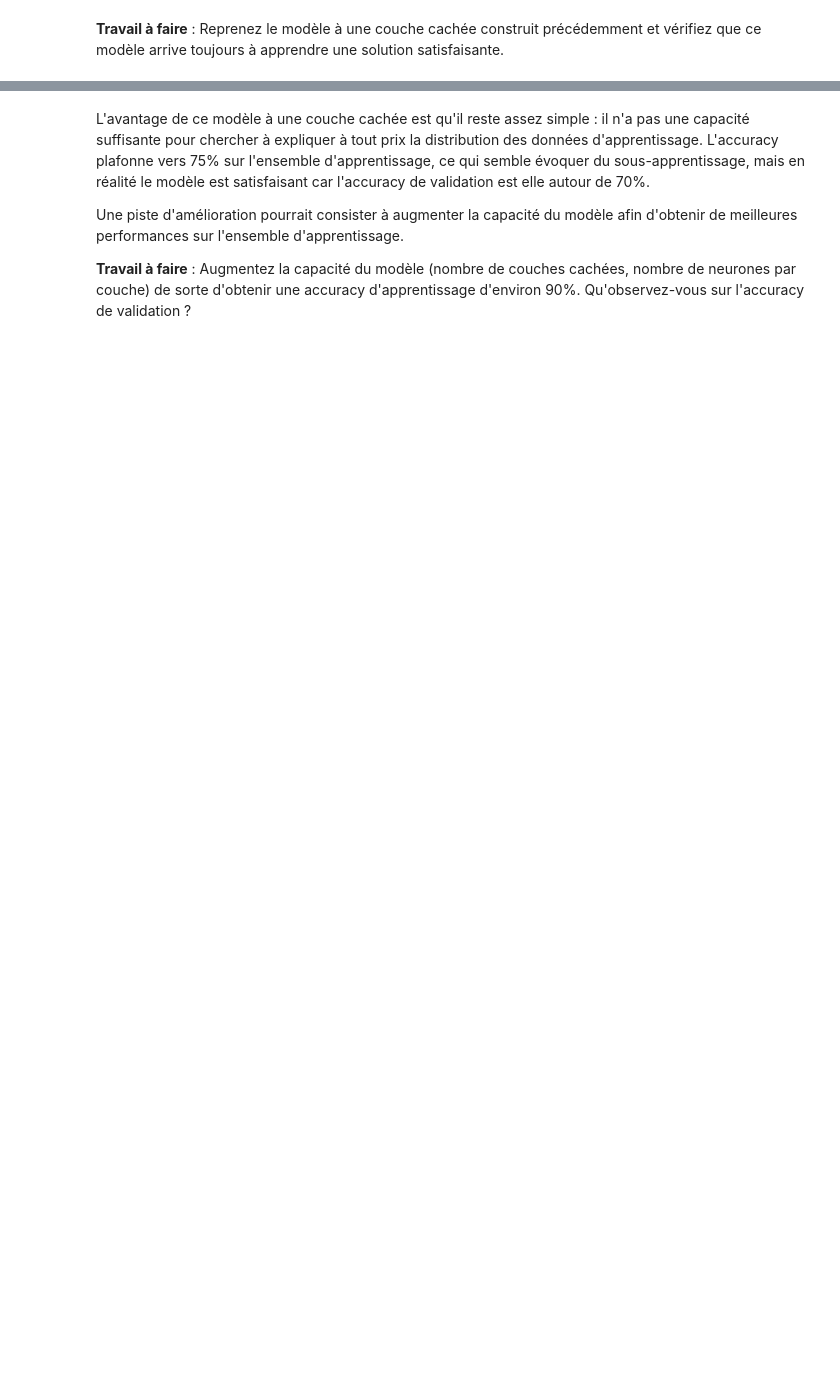
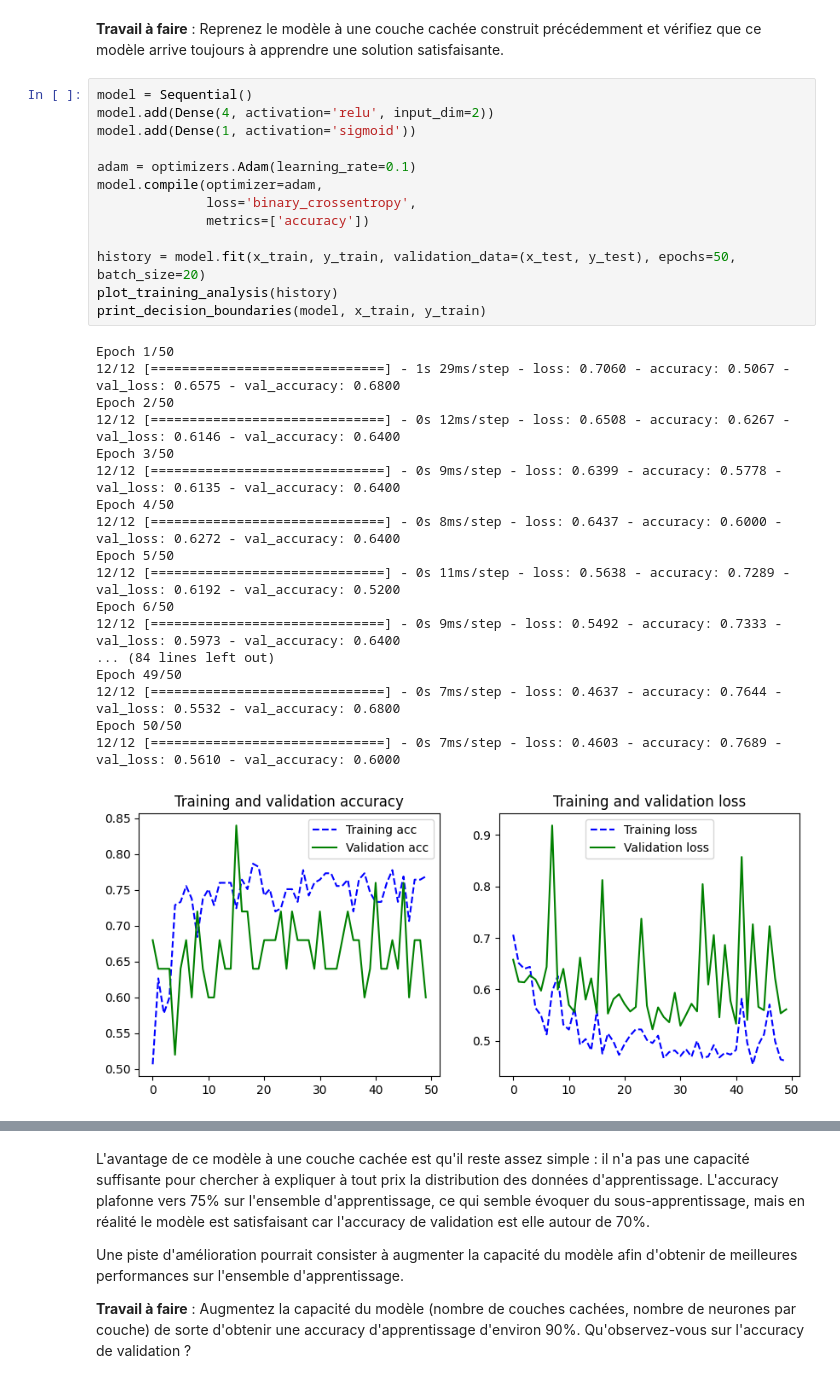
Before and after one commit to sully-vian/N7-1A, a Jupyter notebook: 1A/App/TP_5_Classification_avec_Keras_Tensorflow_Sujet.ipynb, the cells around one changed output, grey strips where cells are left out. Cells and saved outputs as stored; diff of their text form; blank space fills up the shorter version.

```diff
--- a/1A/App/TP_5_Classification_avec_Keras_Tensorflow_Sujet.ipynb
+++ b/1A/App/TP_5_Classification_avec_Keras_Tensorflow_Sujet.ipynb
@@ -221,2 +353,34 @@ plt.show()
 # %% [markdown]
 **Travail à faire** : Reprenez le modèle à une couche cachée construit précédemment et vérifiez que ce modèle arrive toujours à apprendre une solution satisfaisante.
+# %%
+model = Sequential()
+model.add(Dense(4, activation='relu', input_dim=2))
+model.add(Dense(1, activation='sigmoid'))
+
+adam = optimizers.Adam(learning_rate=0.1)
+model.compile(optimizer=adam,
+              loss='binary_crossentropy',
+              metrics=['accuracy'])
+
+history = model.fit(x_train, y_train, validation_data=(x_test, y_test), epochs=50, batch_size=20)
+plot_training_analysis(history)
+print_decision_boundaries(model, x_train, y_train)
+# %% [output]
+Epoch 1/50
+12/12 [==============================] - 1s 29ms/step - loss: 0.7060 - accuracy: 0.5067 - val_loss: 0.6575 - val_accuracy: 0.6800
+Epoch 2/50
+12/12 [==============================] - 0s 12ms/step - loss: 0.6508 - accuracy: 0.6267 - val_loss: 0.6146 - val_accuracy: 0.6400
+Epoch 3/50
+12/12 [==============================] - 0s 9ms/step - loss: 0.6399 - accuracy: 0.5778 - val_loss: 0.6135 - val_accuracy: 0.6400
+Epoch 4/50
+12/12 [==============================] - 0s 8ms/step - loss: 0.6437 - accuracy: 0.6000 - val_loss: 0.6272 - val_accuracy: 0.6400
+Epoch 5/50
+12/12 [==============================] - 0s 11ms/step - loss: 0.5638 - accuracy: 0.7289 - val_loss: 0.6192 - val_accuracy: 0.5200
+Epoch 6/50
+12/12 [==============================] - 0s 9ms/step - loss: 0.5492 - accuracy: 0.7333 - val_loss: 0.5973 - val_accuracy: 0.6400
+... (84 lines left out)
+Epoch 49/50
+12/12 [==============================] - 0s 7ms/step - loss: 0.4637 - accuracy: 0.7644 - val_loss: 0.5532 - val_accuracy: 0.6800
+Epoch 50/50
+12/12 [==============================] - 0s 7ms/step - loss: 0.4603 - accuracy: 0.7689 - val_loss: 0.5610 - val_accuracy: 0.6000
+[figure, added]
```
Also changed, not shown: parts of 15 cells of this notebook.
